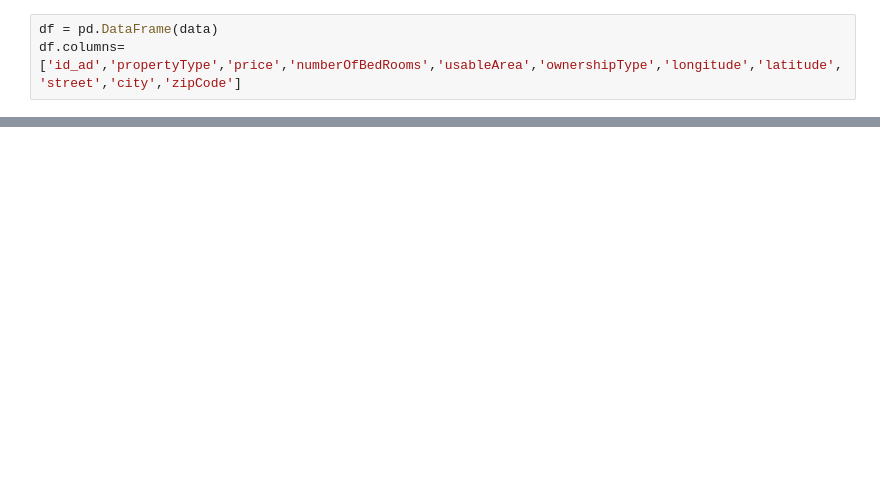
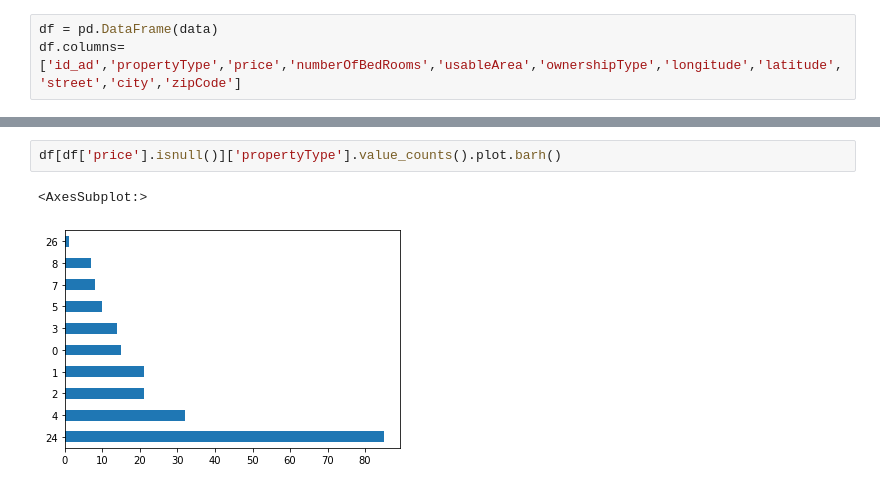
Before and after one commit to sysco-middleware/CLimateHackathon2022, a Jupyter notebook: Data/extractingDNB.ipynb, the cells around one changed output, grey strips where cells are left out. Cells and saved outputs as stored; diff of their text form; blank space fills up the shorter version.

```diff
--- a/Data/extractingDNB.ipynb
+++ b/Data/extractingDNB.ipynb
@@ -259,0 +242,5 @@ df.head(3)
+# %%
+df[df['price'].isnull()]['propertyType'].value_counts().plot.barh()
+# %% [output]
+<AxesSubplot:>
+[figure, added]
```
Also changed, not shown: parts of 27 cells of this notebook, 4 other files.
